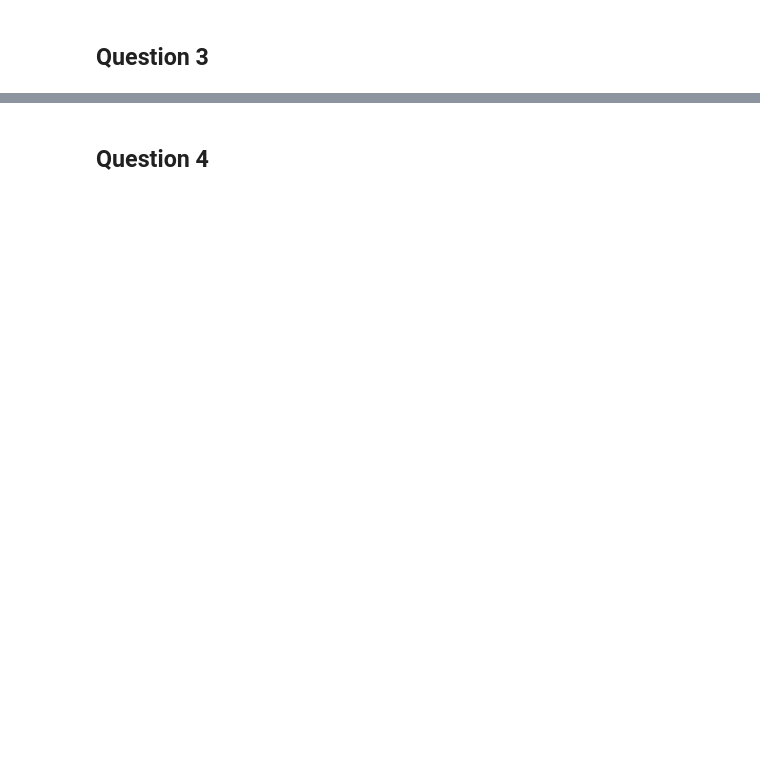
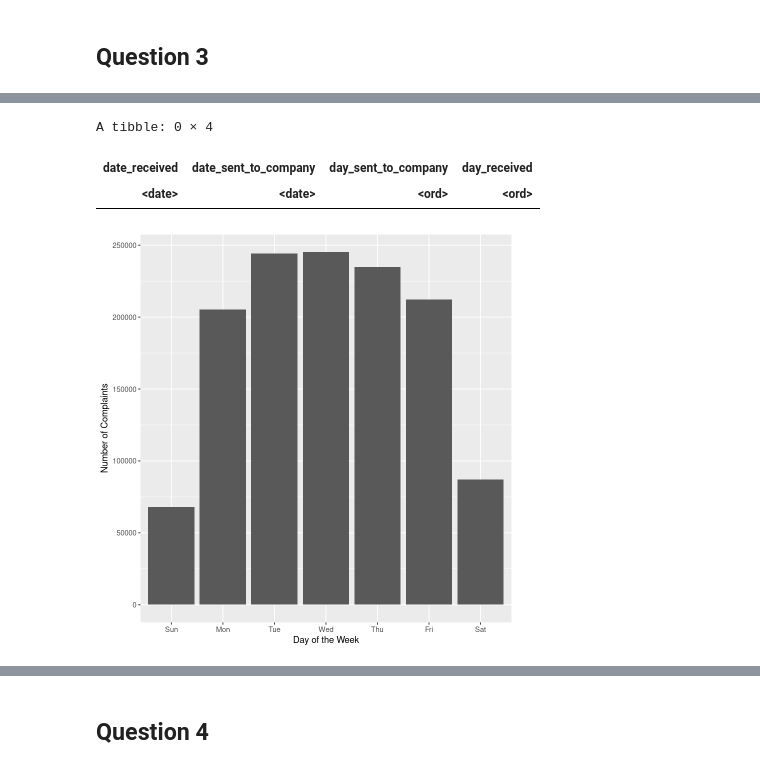
Before and after one commit to dwijenchawra/tdm202, a Jupyter notebook: project13/dwijen-chawra-project13.ipynb, the cells around one changed output, grey strips where cells are left out. Drawn from its saved outputs; the diff is of its cells as text; code cells hidden in the pictures; blank space fills up the shorter version.

```diff
--- a/project13/dwijen-chawra-project13.ipynb
+++ b/project13/dwijen-chawra-project13.ipynb
@@ -95,0 +104,18 @@ $ wait_time                    <drtn> 0 days, 0 days, 0 days, 0 days, 0 days,
+# %%
+dat <- dat %>%
+    mutate(day_received = wday(date_received, label = TRUE))
+
+dat %>%
+    count(day_received) %>%
+    ggplot(aes(x = day_received, y = n)) +
+    geom_col() +
+    labs(x = "Day of the Week", y = "Number of Complaints")
+
+dat %>%
+    filter(is.na(day_received)) %>%
+    select(date_received, date_sent_to_company, day_sent_to_company, day_received)
+# %% [output]
+A tibble: 0 × 4
+| date_received | date_sent_to_company | day_sent_to_company | day_received |
+| <date> | <date> | <ord> | <ord> |
+[figure, added]
```
Also changed, not shown: parts of 20 cells of this notebook.
